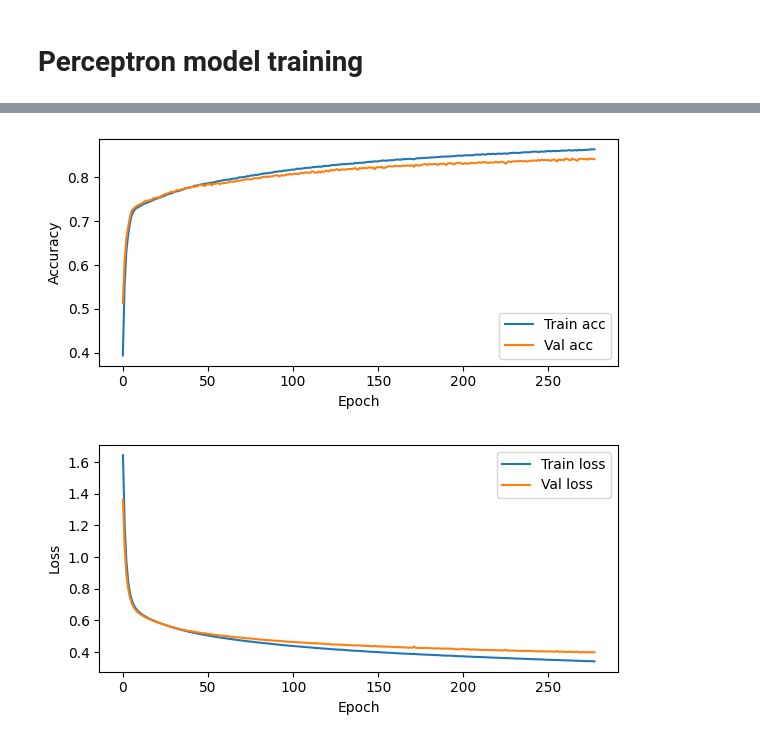
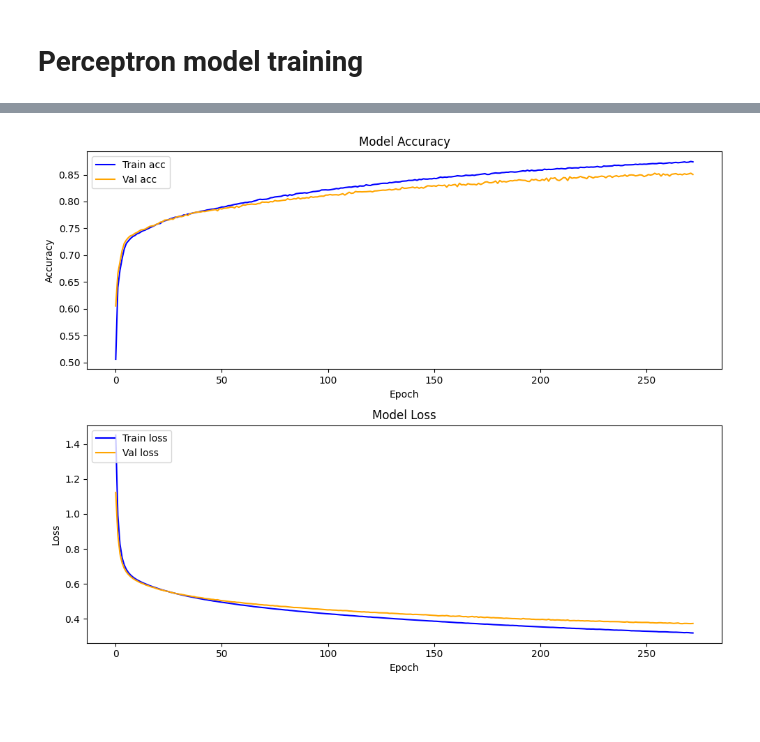
Before and after one commit to Sb4345/CSCI-635-1-Group-5, a Jupyter notebook: code/mlp_model.ipynb, the cells around one changed output, grey strips where cells are left out. Drawn from its saved outputs; the diff is of its cells as text; code cells hidden in the pictures; blank space fills up the shorter version.

```diff
--- a/code/mlp_model.ipynb
+++ b/code/mlp_model.ipynb
@@ -94,14 +94,12 @@ x_train, x_val, y_train, y_val = train_test_split(x_train, y_train, test_size=0.
 # %%
 es = EarlyStopping(monitor='val_loss', mode='min', verbose=1, patience=5)
 
-drop_fraction = 0.2
-model = Sequential([
-    InputLayer(shape=(54,)),
-    Dense(128, activation='relu'),
-    # Dropout(drop_fraction),
-    Dense(128, activation='relu'),
-    # Dropout(drop_fraction),
-    Dense(64, activation='relu'),
-    # Dropout(drop_fraction),
-    Dense(7, activation='softmax')
-])
+scripts.MLPModel
+
+mlp = scripts.MLPModel(input_dim=x_train.shape[1],
+                         num_classes=len(y_tree.unique()),
+                         learning_rate=1e-4)
+
+mlp.set_train(x_train, y_train)
+mlp.set_val(x_val, y_val)
+mlp.set_test(x_test, y_test)
@@ -133,9 +123,4 @@ Model: "sequential"
 # %%
-history = model.fit(x_train, y_train,
-                    validation_data=(x_val, y_val),
-                    epochs=400,
-                    batch_size=1024,
-                    callbacks=[es],
-                    verbose=1)
+history = mlp.train(epochs=400, callbacks=[es], verbose=1)
 # %% [output]
 Epoch 1/400
@@ -165,18 +150,5 @@ Epoch 278: early stopping
 # %%
-import matplotlib.pyplot as plt
-# Visualizations
-plt.figure(figsize=(6,3))
-plt.plot(history.history["accuracy"], label="Train acc")
-plt.plot(history.history["val_accuracy"], label="Val acc")
-plt.xlabel("Epoch"); plt.ylabel("Accuracy"); plt.legend(); plt.tight_layout()
-plt.show()
-
-plt.figure(figsize=(6,3))
-plt.plot(history.history["loss"], label="Train loss")
-plt.plot(history.history["val_loss"], label="Val loss")
-plt.xlabel("Epoch"); plt.ylabel("Loss"); plt.legend(); plt.tight_layout()
-plt.show()
+mlp.visualize_history(history)
 # %% [output]
-[figure, old version]
+[figure, new version]
-[figure, removed]
 # %%
```
Also changed, not shown: parts of 6 cells of this notebook, 1 other file.
